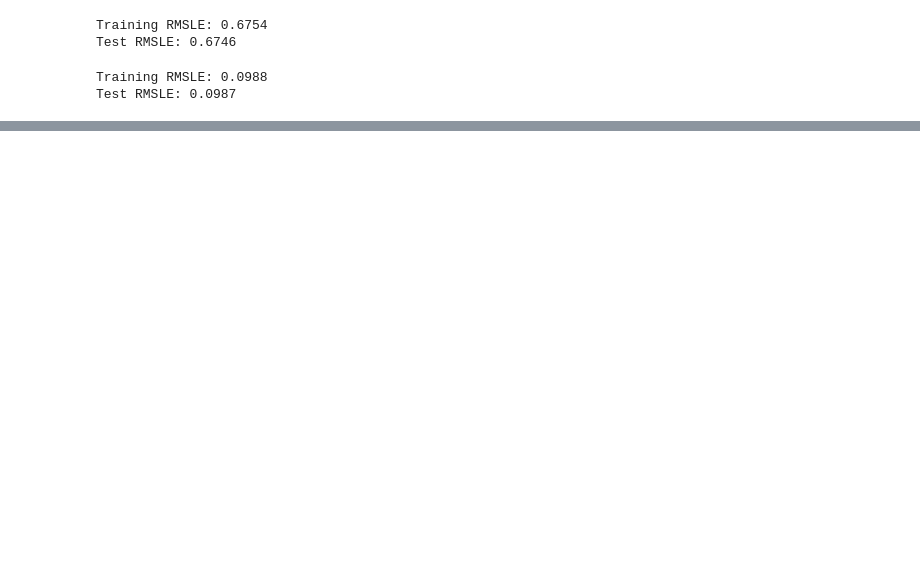
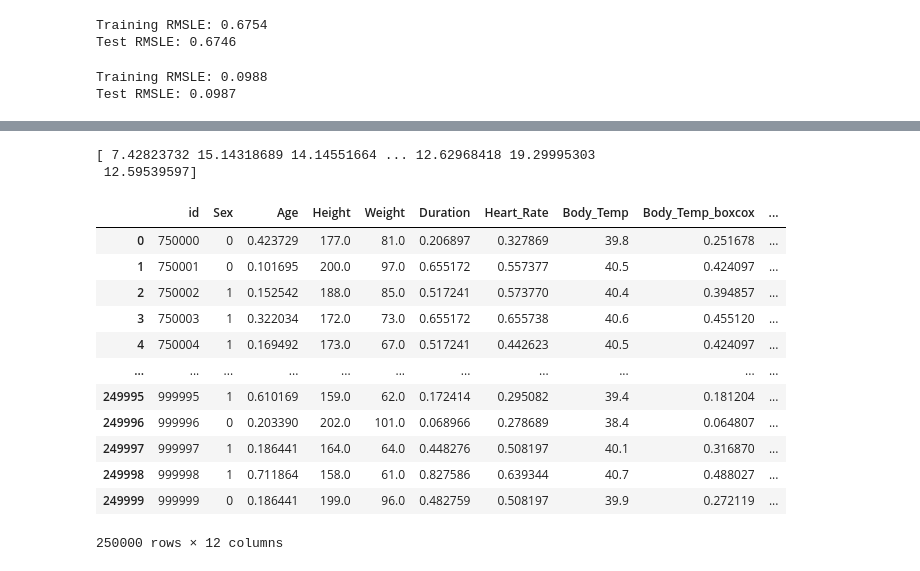
Before and after one commit to rxhxt/Predict-Calorie-Expenditure-Competition, a Jupyter notebook: predictor.ipynb, the cells around one changed output, grey strips where cells are left out. Cells and saved outputs as stored; diff of their text form; code cells hidden in the pictures; blank space fills up the shorter version.

```diff
--- a/predictor.ipynb
+++ b/predictor.ipynb
@@ -426,0 +663,13 @@ Test RMSLE: 0.0987
+# %%
+# Perform Box-Cox transformation on Body_Temp
+body_temp_boxcox, lambda_body_temp = stats.boxcox(df_test['Body_Temp'])
+df_test['Body_Temp_boxcox'] = body_temp_boxcox
+# Calculate BMI using the formula: weight (kg) / (height (m))^2
+# Height is in cm, so we need to convert it to meters by dividing by 100
+df_test['BMI'] = df_test['Weight'] / ((df_test['Height']/100) ** 2)
+
+# Display the first few rows to verify the BMI calculation
+df_test[['Height', 'Weight', 'BMI']].head()
+
+# Convert Sex column to numerical (0 for male, 1 for female)
+df_test['Sex'] = df_test['Sex'].map({'male': 0, 'female': 1})
@@ -426,0 +685,2 @@ Test RMSLE: 0.0987
+# %%
+df_test[numerical_cols_to_scale] = scaler.transform(df_test[numerical_cols_to_scale])
@@ -426,0 +696,40 @@ Test RMSLE: 0.0987
+# %%
+from scipy import special
+
+def inverse_boxcox(y, lambda_):
+    if lambda_ == 0:
+        return np.exp(y)
+    else:
+        return np.exp(np.log(lambda_ * y + 1) / lambda_)
+
+# Make predictions using the LightGBM model
+y_pred_final = lgb_model.predict(df_test[X])
+df_test['Calories_boxcox'] = y_pred_final
+
+# Apply inverse Box-Cox transformation
+df_test['Calories'] = inverse_boxcox(df_test['Calories_boxcox'], lambda_calories)
+
+# Ensure non-negative values and round to 2 decimal places
+df_test['Calories'] = np.maximum(0, df_test['Calories'])
+df_test['Calories'] = np.round(df_test['Calories'], 2)
+# %%
+print(y_pred_final)
+# %% [output]
+[ 7.42823732 15.14318689 14.14551664 ... 12.62968418 19.29995303
+ 12.59539597]
+# %%
+df_test
+# %% [output]
+|  | id | Sex | Age | Height | Weight | Duration | Heart_Rate | Body_Temp | Body_Temp_boxcox | ... |
+| 0 | 750000 | 0 | 0.423729 | 177.0 | 81.0 | 0.206897 | 0.327869 | 39.8 | 0.251678 | ... |
+| 1 | 750001 | 0 | 0.101695 | 200.0 | 97.0 | 0.655172 | 0.557377 | 40.5 | 0.424097 | ... |
+| 2 | 750002 | 1 | 0.152542 | 188.0 | 85.0 | 0.517241 | 0.573770 | 40.4 | 0.394857 | ... |
+| 3 | 750003 | 1 | 0.322034 | 172.0 | 73.0 | 0.655172 | 0.655738 | 40.6 | 0.455120 | ... |
+| 4 | 750004 | 1 | 0.169492 | 173.0 | 67.0 | 0.517241 | 0.442623 | 40.5 | 0.424097 | ... |
+| ... | ... | ... | ... | ... | ... | ... | ... | ... | ... | ... |
+| 249995 | 999995 | 1 | 0.610169 | 159.0 | 62.0 | 0.172414 | 0.295082 | 39.4 | 0.181204 | ... |
+| 249996 | 999996 | 0 | 0.203390 | 202.0 | 101.0 | 0.068966 | 0.278689 | 38.4 | 0.064807 | ... |
+| 249997 | 999997 | 1 | 0.186441 | 164.0 | 64.0 | 0.448276 | 0.508197 | 40.1 | 0.316870 | ... |
+| 249998 | 999998 | 1 | 0.711864 | 158.0 | 61.0 | 0.827586 | 0.639344 | 40.7 | 0.488027 | ... |
+| 249999 | 999999 | 0 | 0.186441 | 199.0 | 96.0 | 0.482759 | 0.508197 | 39.9 | 0.272119 | ... |
+250000 rows × 12 columns
```
Also changed, not shown: parts of 10 cells of this notebook, 1 other file.
